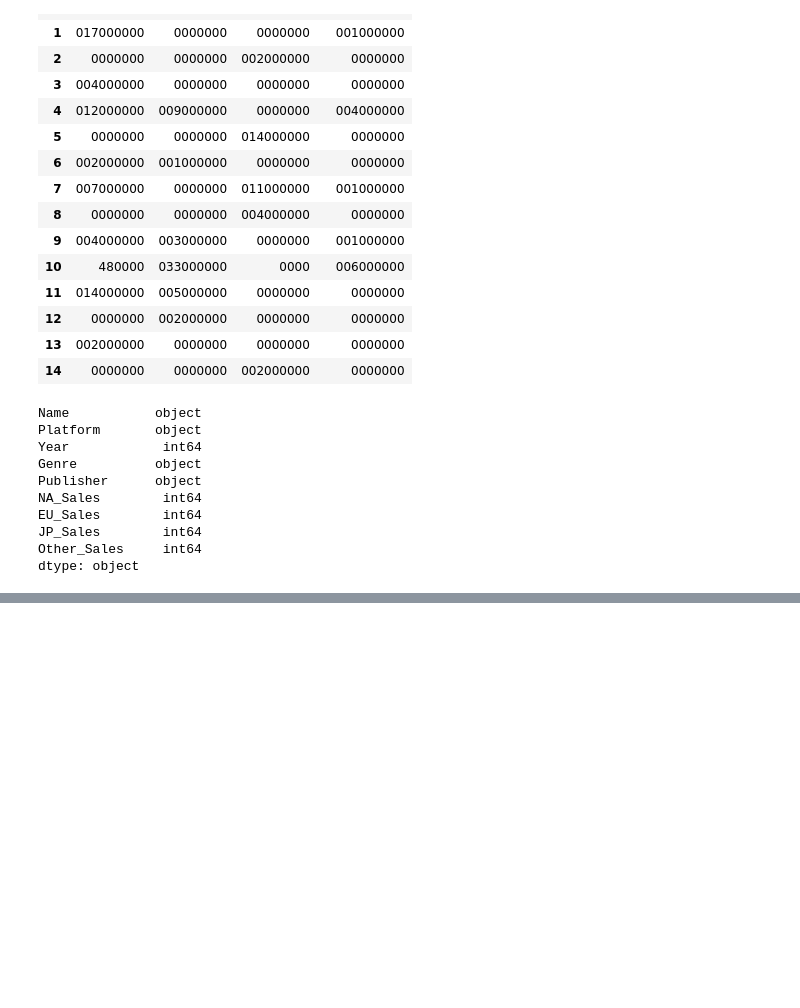
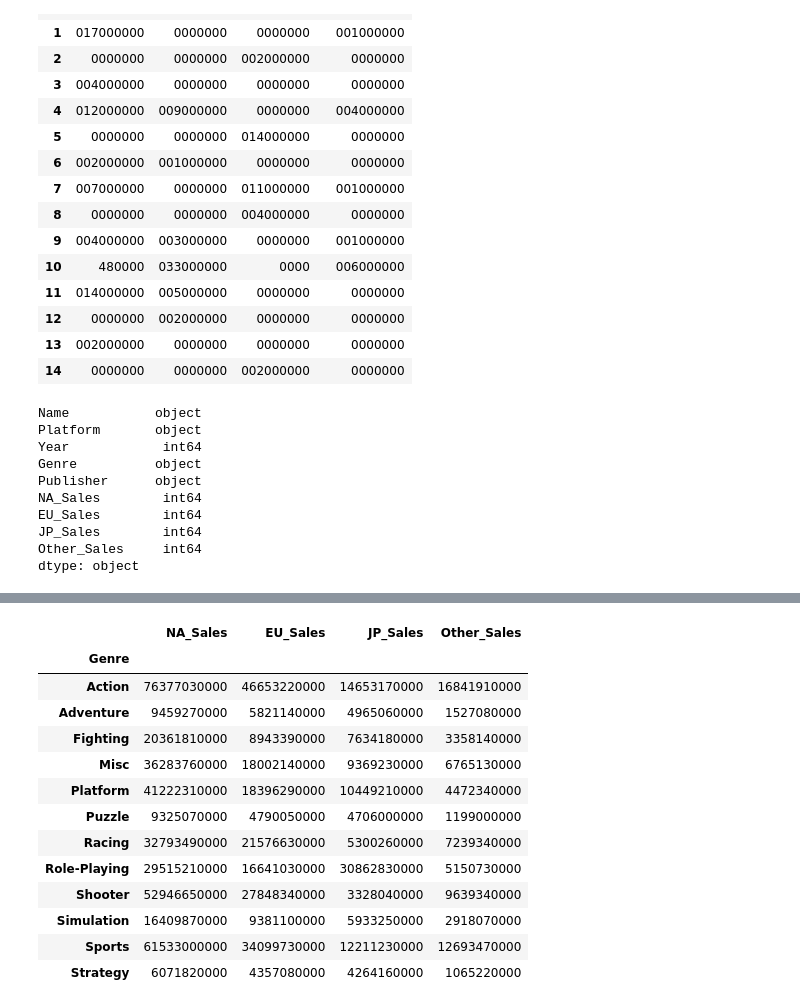
Before and after one commit to SANGJI-PARK/Codestates_Project, a Jupyter notebook: [Section1_Project]Games.ipynb, the cells around one changed output, grey strips where cells are left out. Cells and saved outputs as stored; diff of their text form; code cells hidden in the pictures; blank space fills up the shorter version.

```diff
--- a/[Section1_Project]Games.ipynb
+++ b/[Section1_Project]Games.ipynb
@@ -227,0 +277,17 @@ plt.show()
+# %%
+df[['NA_Sales','EU_Sales','JP_Sales','Other_Sales']].groupby(df['Genre']).sum()
+# %% [output]
+|  | NA_Sales | EU_Sales | JP_Sales | Other_Sales |
+| Genre |  |  |  |  |
+| Action | 76377030000 | 46653220000 | 14653170000 | 16841910000 |
+| Adventure | 9459270000 | 5821140000 | 4965060000 | 1527080000 |
+| Fighting | 20361810000 | 8943390000 | 7634180000 | 3358140000 |
+| Misc | 36283760000 | 18002140000 | 9369230000 | 6765130000 |
+| Platform | 41222310000 | 18396290000 | 10449210000 | 4472340000 |
+| Puzzle | 9325070000 | 4790050000 | 4706000000 | 1199000000 |
+| Racing | 32793490000 | 21576630000 | 5300260000 | 7239340000 |
+| Role-Playing | 29515210000 | 16641030000 | 30862830000 | 5150730000 |
+| Shooter | 52946650000 | 27848340000 | 3328040000 | 9639340000 |
+| Simulation | 16409870000 | 9381100000 | 5933250000 | 2918070000 |
+| Sports | 61533000000 | 34099730000 | 12211230000 | 12693470000 |
+| Strategy | 6071820000 | 4357080000 | 4264160000 | 1065220000 |
```
Also changed, not shown: parts of 3 cells of this notebook.
